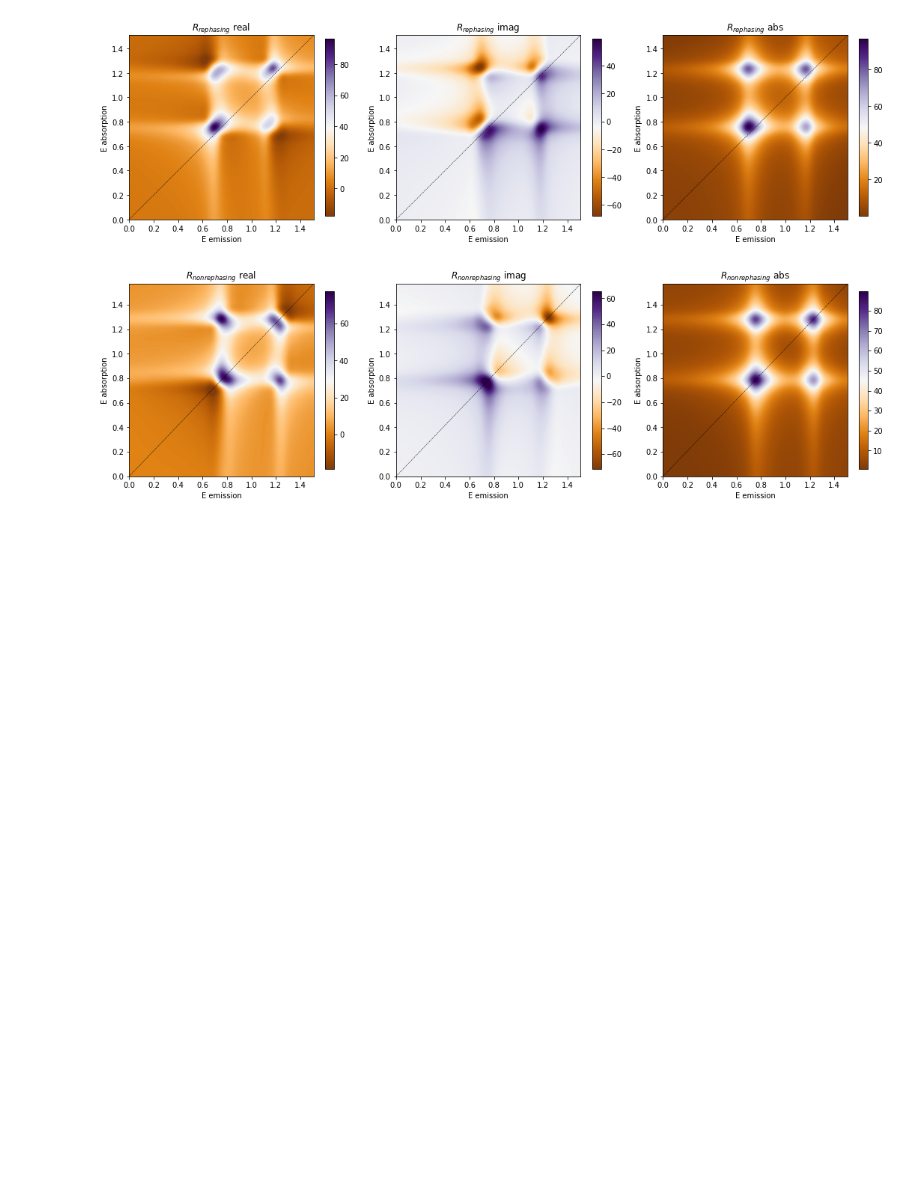
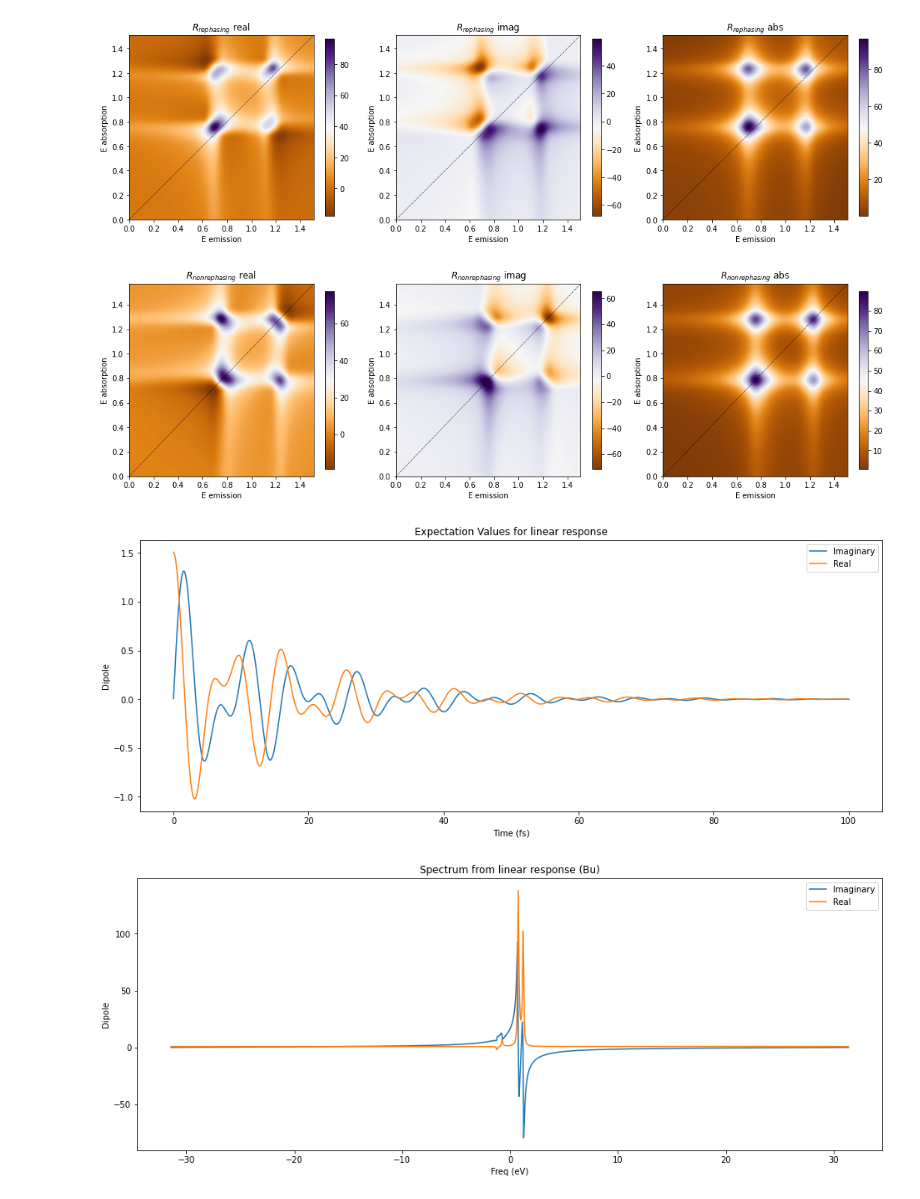
Before and after one commit to sa-shah/QuDPy, a Jupyter notebook: notebooks/Dicke-model-example.ipynb, the cells around one changed output. Cells and saved outputs as stored; diff of their text form; code cells hidden in the pictures; blank space fills up the shorter version.

Commit message:
added linear spectrum

```diff
--- a/notebooks/Dicke-model-example.ipynb
+++ b/notebooks/Dicke-model-example.ipynb
@@ -284,3 +284,8 @@ pf.silva_plot([nonrephasing_spectra[-1]], scan_range=extent, labels=['E emission
               diagonals=[False, True])
 # %% [output]
 [figure]
+# %%
+dipole, t_list, spec, freq = sys2.linear_spec(100, resolution=10)
+# %% [output]
+[figure, added]
+[figure, added]
```
